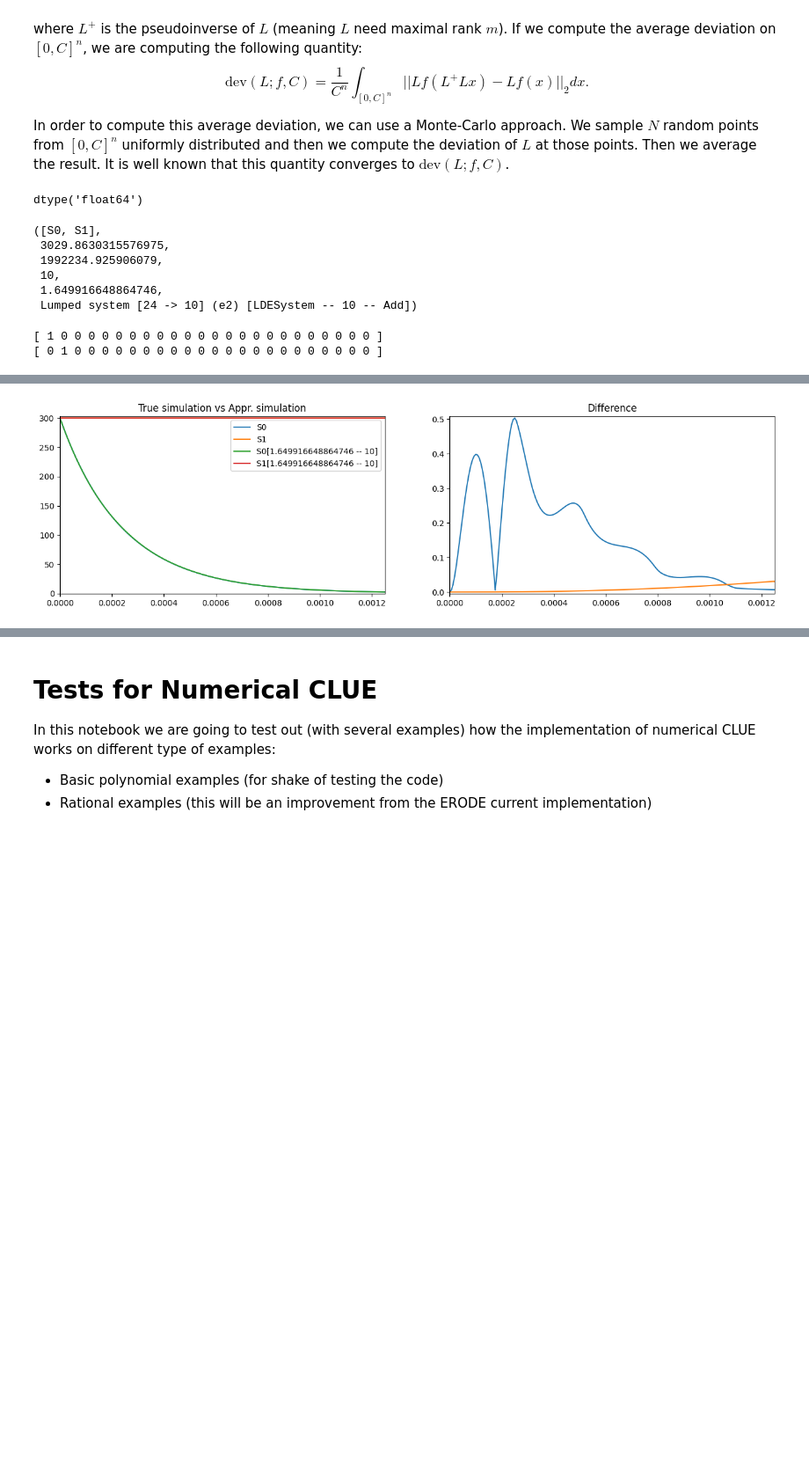
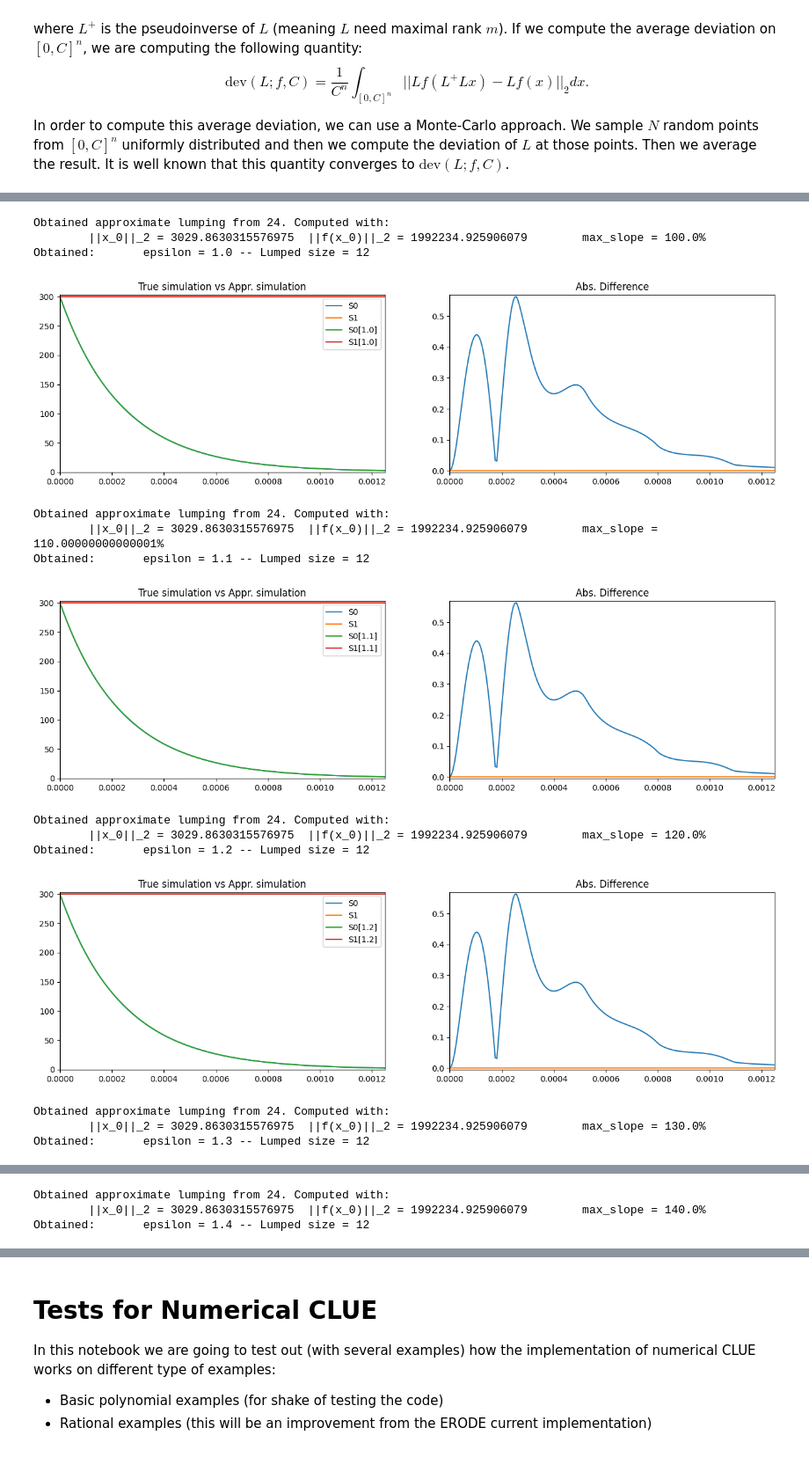
Before and after one commit to clue-developers/CLUE, a Jupyter notebook: notebooks/numerical_tests.ipynb, the cells around one changed output, grey strips where cells are left out. Shown at 88% size. Drawn from its saved outputs; the diff is of its cells as text; code cells hidden in the pictures; blank space fills up the shorter version.

Commit message:
Improved the numerical tests

```diff
--- a/notebooks/numerical_tests.ipynb
+++ b/notebooks/numerical_tests.ipynb
@@ -116,20 +183,0 @@ t0 = 0; t1 = 0.00125; tstep = (t1-t0)/200
-# %%
-x0.dtype
-# %% [output]
-dtype('float64')
-# %%
-results[0]
-# %% [output]
-([S0, S1],
- 3029.8630315576975,
- 1992234.925906079,
- 10,
- 1.649916648864746,
- Lumped system [24 -> 10] (e2) [LDESystem -- 10 -- Add])
-# %%
-lsystem = results[0][-1]
-Lx0 = matmul(lsystem.lumping_matrix.to_numpy(dtype=x0.dtype), x0)
-O = SparseRowMatrix.from_vectors([poly.linear_part_as_vec() for poly in results[0][0]])
-# %% [output]
-[ 1 0 0 0 0 0 0 0 0 0 0 0 0 0 0 0 0 0 0 0 0 0 0 0 ]
-[ 0 1 0 0 0 0 0 0 0 0 0 0 0 0 0 0 0 0 0 0 0 0 0 0 ]
@@ -144,3 +184,6 @@ diff_sim.y = abs(true_sim.y - appr_sim.y)
 # %%
-create_figure([merge_simulations(true_sim, appr_sim), diff_sim], format=["-", "-"], title=["True simulation vs Appr. simulation", "Difference"]);
+results = run_exact_test("ProteinPhosphorylation[2]",
+                percentage_slope = [1+0.1*i for i in range(16)], type_input="epsilon",
+                t1 = 0.00125)
+print_results(results)
 # %% [output]
@@ -147 +207,15 @@ create_figure([merge_simulations(true_sim, appr_sim), diff_sim], format=["-", "-
+Obtained approximate lumping from 24. Computed with:
+        ||x_0||_2 = 3029.8630315576975  ||f(x_0)||_2 = 1992234.925906079        max_slope = 100.0%
+Obtained:       epsilon = 1.0 -- Lumped size = 12
-[figure, old version]
+[figure, new version]
+Obtained approximate lumping from 24. Computed with:
+        ||x_0||_2 = 3029.8630315576975  ||f(x_0)||_2 = 1992234.925906079        max_slope = 110.00000000000001%
+Obtained:       epsilon = 1.1 -- Lumped size = 12
+[figure, added]
+Obtained approximate lumping from 24. Computed with:
+        ||x_0||_2 = 3029.8630315576975  ||f(x_0)||_2 = 1992234.925906079        max_slope = 120.0%
+Obtained:       epsilon = 1.2 -- Lumped size = 12
+[figure, added]
+Obtained approximate lumping from 24. Computed with:
+        ||x_0||_2 = 3029.8630315576975  ||f(x_0)||_2 = 1992234.925906079        max_slope = 130.0%
+Obtained:       epsilon = 1.3 -- Lumped size = 12
@@ -147,0 +223,3 @@ create_figure([merge_simulations(true_sim, appr_sim), diff_sim], format=["-", "-
+Obtained approximate lumping from 24. Computed with:
+        ||x_0||_2 = 3029.8630315576975  ||f(x_0)||_2 = 1992234.925906079        max_slope = 140.0%
+Obtained:       epsilon = 1.4 -- Lumped size = 12
```
Also changed, not shown: parts of 7 cells of this notebook.
